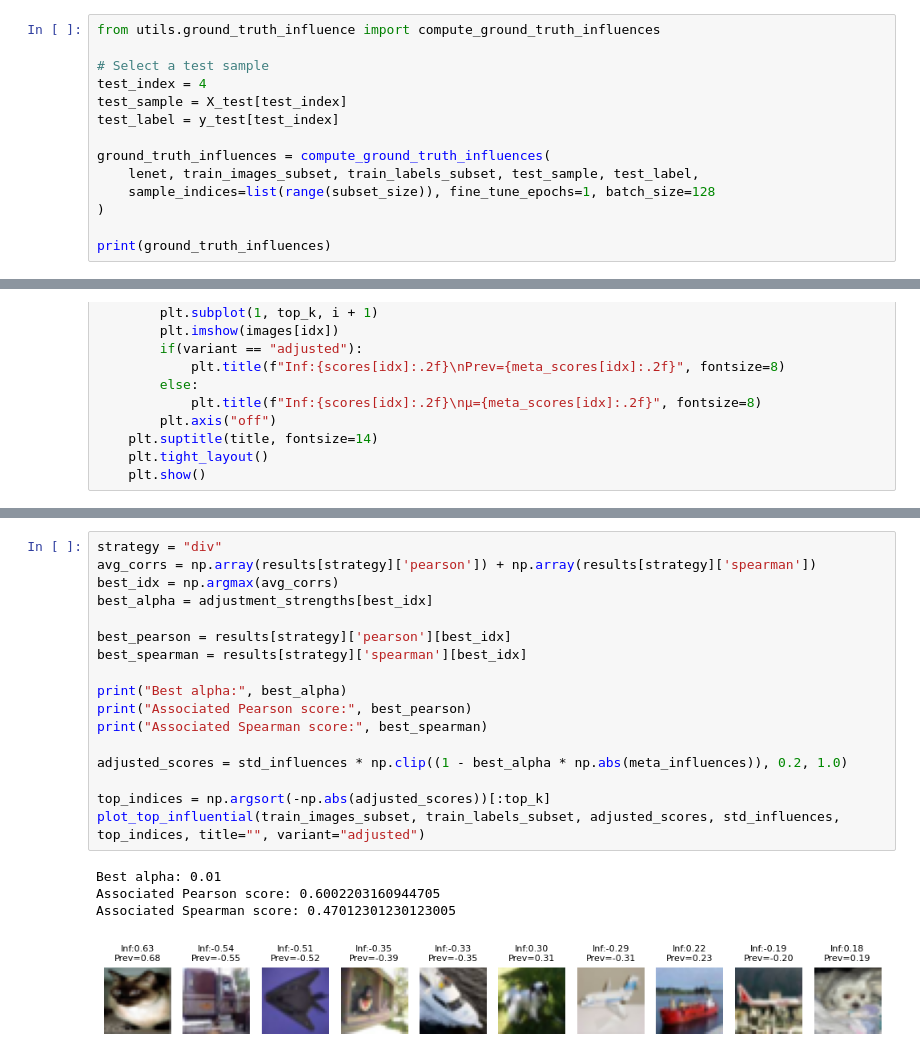
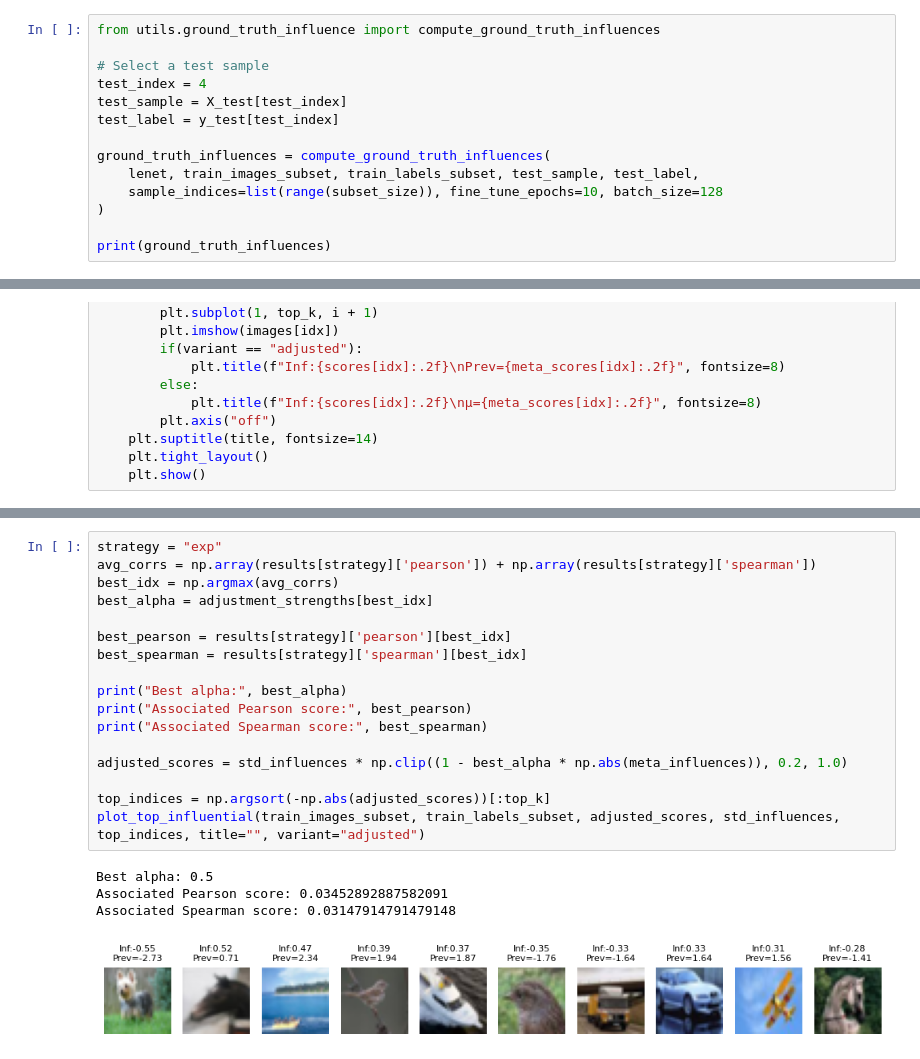
Before and after one commit to kobranocka/fragile_fix, a Jupyter notebook: experiments/cifar_experiments.ipynb, the cells around one changed output, grey strips where cells are left out. Cells and saved outputs as stored; diff of their text form.

```diff
--- a/experiments/cifar_experiments.ipynb
+++ b/experiments/cifar_experiments.ipynb
@@ -87,7 +87,7 @@ test_label = y_test[test_index]
 
 ground_truth_influences = compute_ground_truth_influences(
     lenet, train_images_subset, train_labels_subset, test_sample, test_label,
-    sample_indices=list(range(subset_size)), fine_tune_epochs=1, batch_size=128
+    sample_indices=list(range(subset_size)), fine_tune_epochs=10, batch_size=128
 )
 
 print(ground_truth_influences)
@@ -343,22 +361,22 @@ plt.show()
 # %%
-strategy = "div"
+strategy = "exp"
 avg_corrs = np.array(results[strategy]['pearson']) + np.array(results[strategy]['spearman'])
 best_idx = np.argmax(avg_corrs)
 best_alpha = adjustment_strengths[best_idx]
 
 best_pearson = results[strategy]['pearson'][best_idx]
 best_spearman = results[strategy]['spearman'][best_idx]
 
 print("Best alpha:", best_alpha)
 print("Associated Pearson score:", best_pearson)
 print("Associated Spearman score:", best_spearman)
 
 adjusted_scores = std_influences * np.clip((1 - best_alpha * np.abs(meta_influences)), 0.2, 1.0)
 
 top_indices = np.argsort(-np.abs(adjusted_scores))[:top_k]
 plot_top_influential(train_images_subset, train_labels_subset, adjusted_scores, std_influences, top_indices, title="", variant="adjusted")
 # %% [output]
-Best alpha: 0.01
-Associated Pearson score: 0.6002203160944705
-Associated Spearman score: 0.47012301230123005
+Best alpha: 0.5
+Associated Pearson score: 0.03452892887582091
+Associated Spearman score: 0.03147914791479148
-[figure, old version]
+[figure, new version]
```
Also changed, not shown: parts of 12 cells of this notebook, 2 other files.
